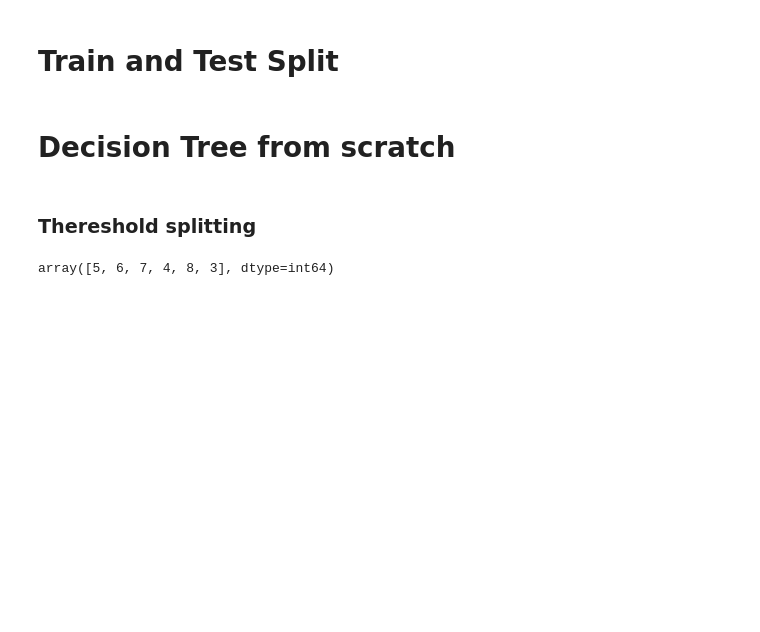
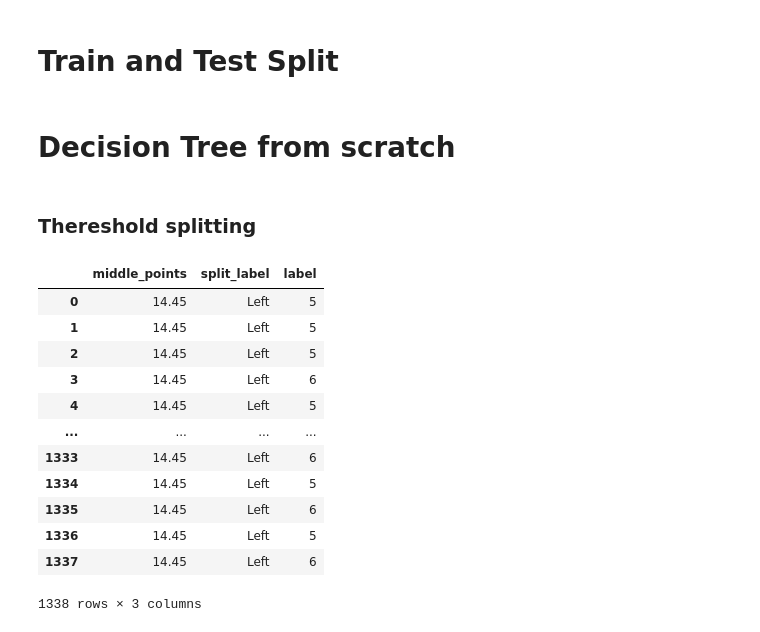
Before and after one commit to Maedeh-Ghazanfari/ml-from-scratch, a Jupyter notebook: Decision Tree/DecisionTree.ipynb, the cells around one changed output. Drawn from its saved outputs; the diff is of its cells as text; code cells hidden in the pictures; blank space fills up the shorter version.

```diff
--- a/Decision Tree/DecisionTree.ipynb
+++ b/Decision Tree/DecisionTree.ipynb
@@ -188,4 +184,49 @@ def finding_thereshhold(df):
-# %%
-finding_thereshhold(df)
-# %% [output]
-array([5, 6, 7, 4, 8, 3], dtype=int64)
+# %%
+# Calculating middle point for each split
+def middle_point(feature: pd.Series) -> list:
+    unique_values = feature.sort_values().unique()
+    mid_points = []
+    for i in range(len(unique_values) - 1):
+        mid_point = (unique_values[i] + unique_values[i+1]) / 2
+        mid_points.append(mid_point)
+    return mid_points
+
+# Splitting data based on different thresholds
+def find_threshold1(mid_points_list: list, feature: pd.Series, df_label: pd.Series) -> pd.DataFrame:
+    for m in mid_points_list:
+        labels = []
+        point = [m] * len(feature)
+        for val in feature:
+            if val <= m:
+                labels.append('Left')
+            else:
+                labels.append('Right')
+        df_threshold = pd.DataFrame({'middle_points': point,
+                                     'split_label': labels,
+                                     'label': df_label.values})
+    return df_threshold
+
+# Calculating Gini
+def calc_gini(df: pd.DataFrame):
+    item_counts = Counter(label_col)
+    gini = 1
+    for i in item_counts:
+        p = (item_counts[i] / len(label_col)) **2
+        gini = gini - p
+    return gini
+# %%
+find_threshold1(middle_point(new_df['alcohol']), new_df['alcohol'], new_df['quality'])
+# %% [output]
+|  | middle_points | split_label | label |
+| 0 | 14.45 | Left | 5 |
+| 1 | 14.45 | Left | 5 |
+| 2 | 14.45 | Left | 5 |
+| 3 | 14.45 | Left | 6 |
+| 4 | 14.45 | Left | 5 |
+| ... | ... | ... | ... |
+| 1333 | 14.45 | Left | 6 |
+| 1334 | 14.45 | Left | 5 |
+| 1335 | 14.45 | Left | 6 |
+| 1336 | 14.45 | Left | 5 |
+| 1337 | 14.45 | Left | 6 |
+1338 rows × 3 columns
```
Also changed, not shown: parts of 2 cells of this notebook.
